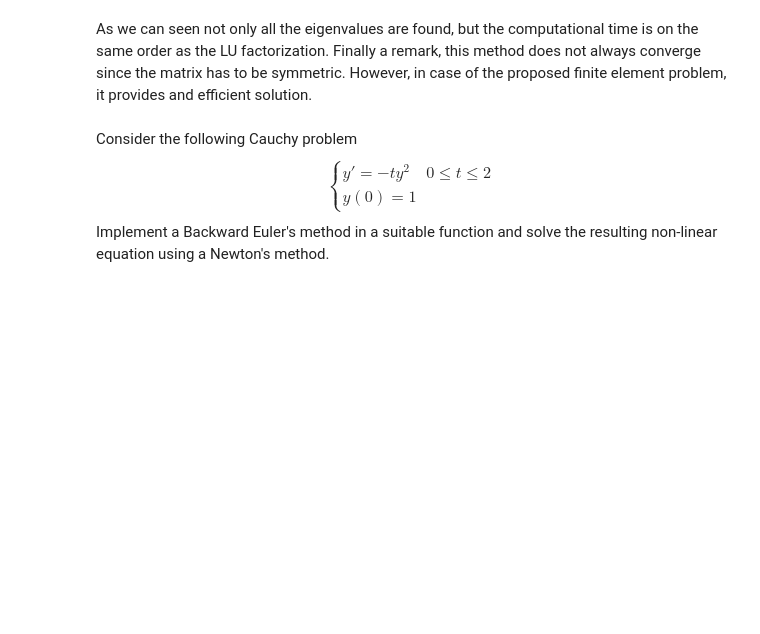
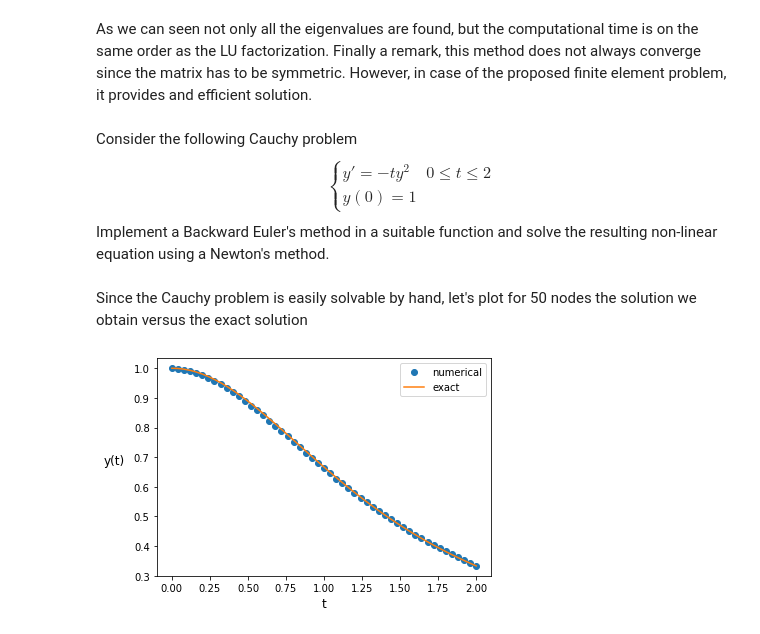
Before and after one commit to fandreuzzi-dssc/Numerical-analysis-dCoscia, a Jupyter notebook: FinalProject_2021_2022.ipynb, the cells around one changed output. Drawn from its saved outputs; the diff is of its cells as text; code cells hidden in the pictures; blank space fills up the shorter version.

```diff
--- a/FinalProject_2021_2022.ipynb
+++ b/FinalProject_2021_2022.ipynb
@@ -637,7 +719,7 @@ We first write the general power method, then we implement the search of eigenva
 * `points_in_circles()` => function for finding normally distributed points in a circle
 * `Find_eig()` => function for finding eigenvalues and eigenvectors
 # %%
-def power(A, shift = 0, tol = 1e-10, MAX_CYCLES = 6000):
+def power_method(A, shift = 0, tol = 1e-10, MAX_CYCLES = 6000):
     """
     Operating inverse power method
     """
@@ -684,14 +766,29 @@ def points_in_circles(circle, N = 100):
 
 def Find_eig(A, N = 100, equal_tol = 1e-10):
     """
-    Opearting eigenvalue and eigenvector search
+    Opearting eigenvalue and eigenvector search using power method
+
+    info: The following function searches for eigenvalues and eigenvectors
+          by using the generalized power method. The shift is computed by
+          looking at random points in the Gershgorin circles.
+
+    input: A => numpy 2D array as input matrix
+
+    param: N => number of points in Gershgorin circles.
+           equal_tol => tolerance for equality in eigenvalues
+
+    return: The function returns a tuple. First tuple element `eigval` is a
+            numpy 1D array representing all eigenvalues. Second tuple
+            element `eigvect` is a numpy 2D array with eigenvectors as column elements
+            ordered with respect to eigenvalues. For istance the column
+            eigvect[:,i] is the eigenvector corresponding to the eigenvalue eigval[i].
     """
     circles = Build_Gershgorin_circles(A)
     eigval = []
     eigvect = []
     for circle in circles:
         for shift in points_in_circles(circle, N):
-            eigvalue, eigvector = power(A, shift, tol = equal_tol)
+            eigvalue, eigvector = power_method(A, shift, tol = equal_tol)
             if(len(eigval)== 0):
                 eigval.append(eigvalue)
                 eigvect.append(eigvector)
@@ -820,0 +978,16 @@ Implement a Backward Euler's method in a suitable function and solve the resulti
+# %% [markdown]
+Since the Cauchy problem is easily solvable by hand, let's plot for 50 nodes the solution we obtain versus the exact solution
+# %%
+y0=1
+omega = [0, 2]
+t, y = Backward_Euler(y0, omega, N = 50)
+exact = lambda x: 2 / ( power(x, 2) + 2 )
+
+plot(t, y, 'o', label = 'numerical')
+plot(t, exact(t), label = 'exact')
+legend()
+xlabel("t", fontsize=12)
+ylabel("y(t)", fontsize=12, rotation=0, labelpad=20)
+show()
+# %% [output]
+[figure, added]
```
Also changed, not shown: parts of 15 cells of this notebook.
